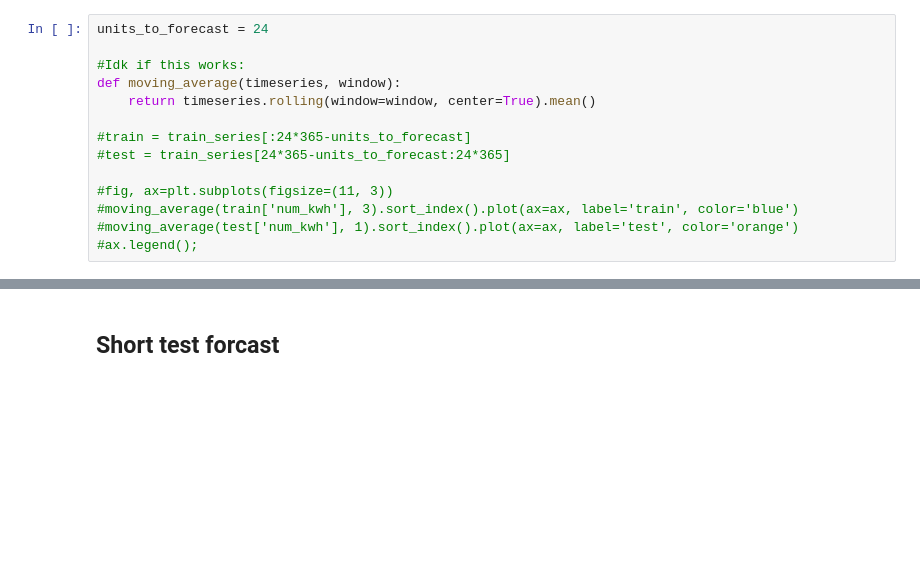
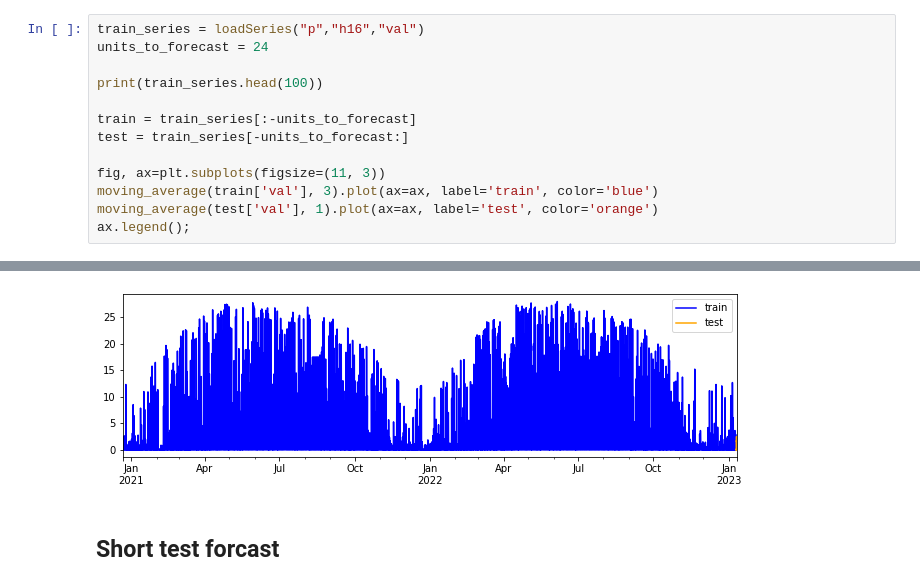
Before and after one commit to LortSkit/Bachelor-project, a Jupyter notebook: Initial-Analysis/Random Forest Hyperparameter Tuning.ipynb, the cells around one changed output, grey strips where cells are left out. Cells and saved outputs as stored; diff of their text form; blank space fills up the shorter version.

```diff
--- a/Initial-Analysis/Random Forest Hyperparameter Tuning.ipynb
+++ b/Initial-Analysis/Random Forest Hyperparameter Tuning.ipynb
@@ -36,14 +79,14 @@ def arr(file):
 # %%
+train_series = loadSeries("p","h16","val")
 units_to_forecast = 24
 
-#Idk if this works:
-def moving_average(timeseries, window):
-    return timeseries.rolling(window=window, center=True).mean()
+print(train_series.head(100))
 
-#train = train_series[:24*365-units_to_forecast]
-#test = train_series[24*365-units_to_forecast:24*365]
+train = train_series[:-units_to_forecast]
+test = train_series[-units_to_forecast:]
 
-#fig, ax=plt.subplots(figsize=(11, 3))
-#moving_average(train['num_kwh'], 3).sort_index().plot(ax=ax, label='train', color='blue')
-#moving_average(test['num_kwh'], 1).sort_index().plot(ax=ax, label='test', color='orange')
-#ax.legend();
+fig, ax=plt.subplots(figsize=(11, 3))
+moving_average(train['val'], 3).plot(ax=ax, label='train', color='blue')
+moving_average(test['val'], 1).plot(ax=ax, label='test', color='orange')
+ax.legend();
+# %% [output]
@@ -50,3 +107,4 @@ def moving_average(timeseries, window):
+[figure, added]
 # %% [markdown]
 ## Short test forcast
 # %%
```
Also changed, not shown: parts of 11 cells of this notebook.
